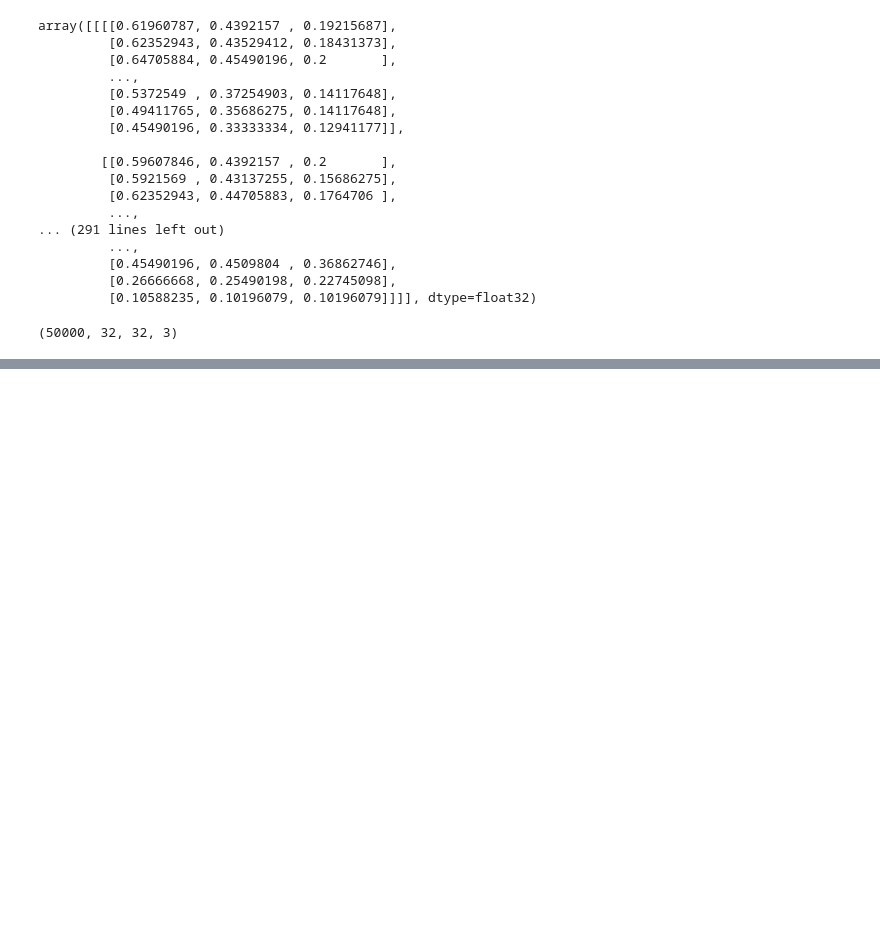
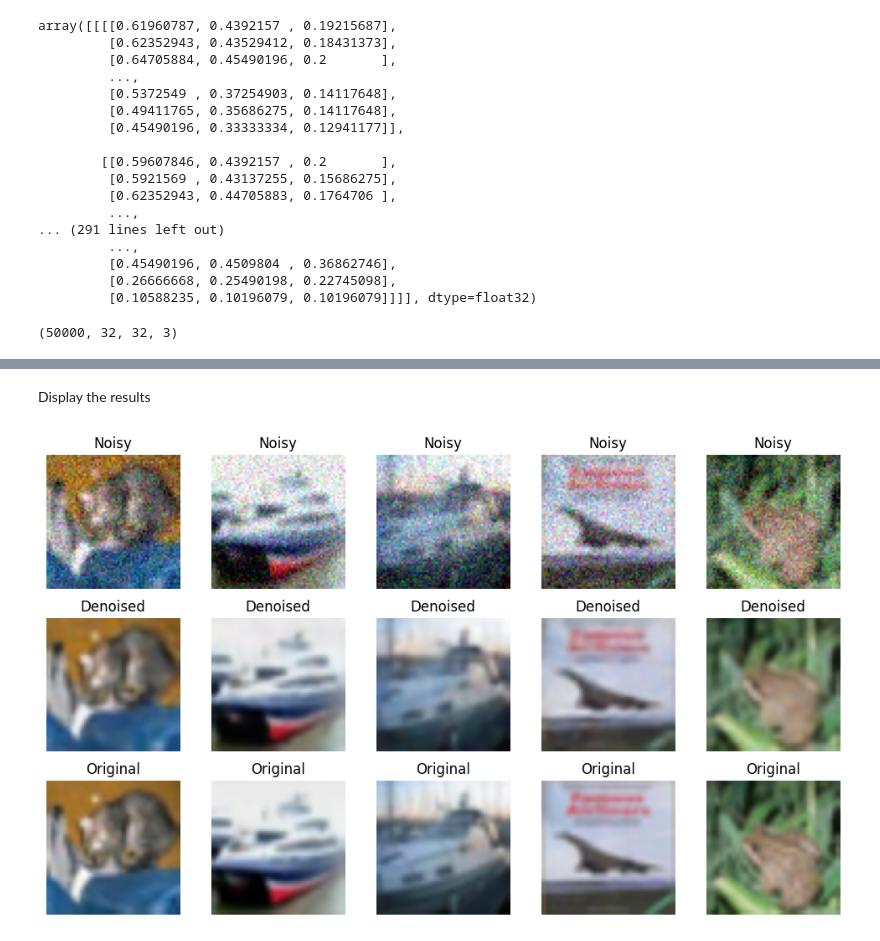
Before and after one commit to AyonChatterjee/Microstructure-Image-Denoising, a Jupyter notebook: code.ipynb, the cells around one changed output, grey strips where cells are left out. Cells and saved outputs as stored; diff of their text form; code cells hidden in the pictures; blank space fills up the shorter version.

```diff
--- a/code.ipynb
+++ b/code.ipynb
@@ -62,9 +62,10 @@ x_train.shape
 # %% [output]
 (50000, 32, 32, 3)
 # %%
-# Resize images to 32x32 (for speed)
-x_train = np.array([resize(img, (32, 32)) for img in x_train[:10000]])
-x_test = np.array([resize(img, (32, 32)) for img in x_test[:1000]])
+# Resize images to 64x64
+
+x_train = np.array([resize(img, (64, 64)) for img in x_train[:10000]])
+x_test = np.array([resize(img, (64, 64)) for img in x_test[:1000]])
 # %%
 # Add Gaussian noise to simulate distortion
 
@@ -121,0 +111,5 @@ Model: "functional"
+# %%
+# Compile and train
+unet = build_unet_autoencoder()
+unet.compile(optimizer='adam', loss='mse')
+unet.summary()
@@ -121,0 +138,6 @@ Model: "functional"
+# %%
+unet.fit(x_train_noisy, x_train,
+         epochs=10,
+         batch_size=64,
+         shuffle=True,
+         validation_data=(x_test_noisy, x_test))
@@ -121,0 +166,3 @@ Model: "functional"
+# %%
+# Evaluate visually
+decoded_imgs = unet.predict(x_test_noisy)
@@ -121,0 +171,24 @@ Model: "functional"
+# %% [markdown]
+Display the results
+# %%
+n = 5
+plt.figure(figsize=(10, 6))
+for i in range(n):
+    ax = plt.subplot(3, n, i + 1)
+    plt.imshow(x_test_noisy[i])
+    plt.title("Noisy")
+    plt.axis("off")
+
+    ax = plt.subplot(3, n, i + 1 + n)
+    plt.imshow(decoded_imgs[i])
+    plt.title("Denoised")
+    plt.axis("off")
+
+    ax = plt.subplot(3, n, i + 1 + 2 * n)
+    plt.imshow(x_test[i])
+    plt.title("Original")
+    plt.axis("off")
+plt.tight_layout()
+plt.show()
+# %% [output]
+[figure, added]
```
Also changed, not shown: parts of 4 cells of this notebook.
